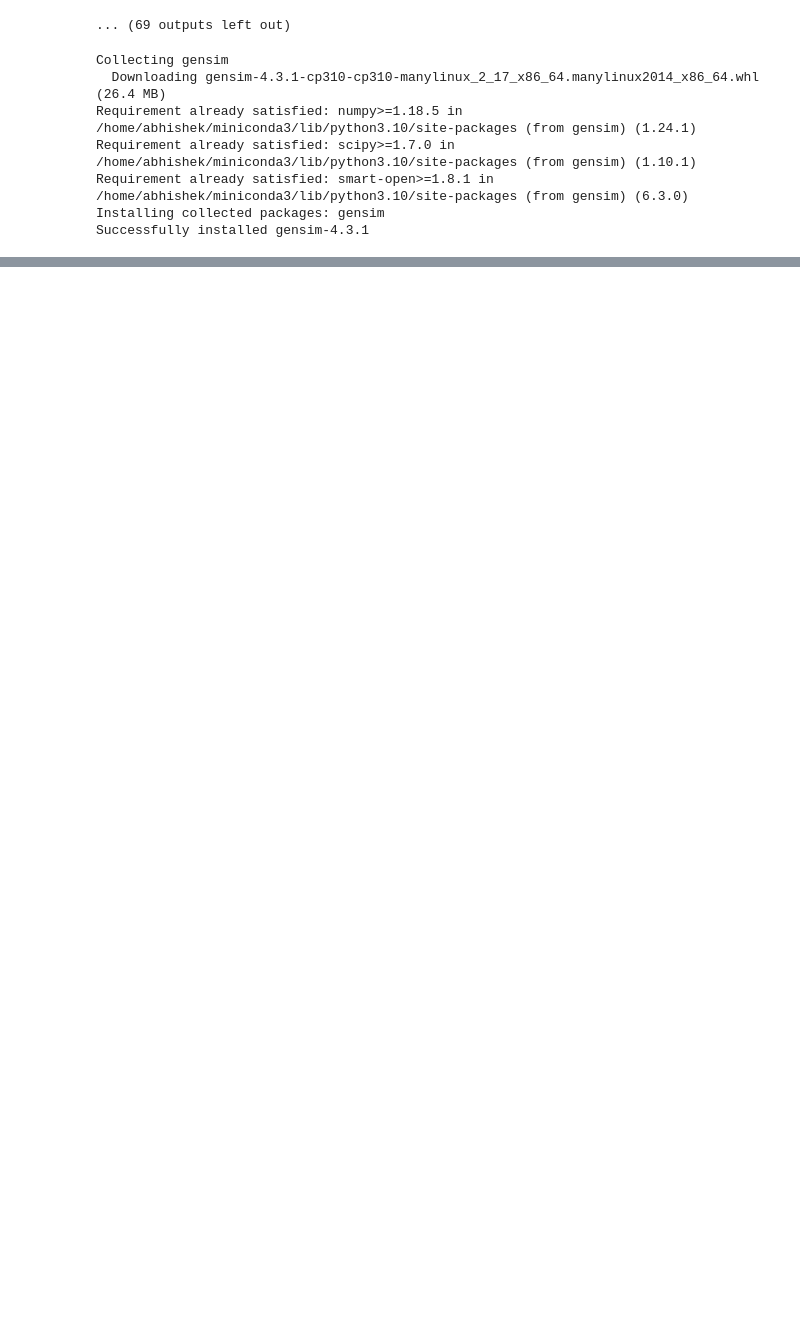
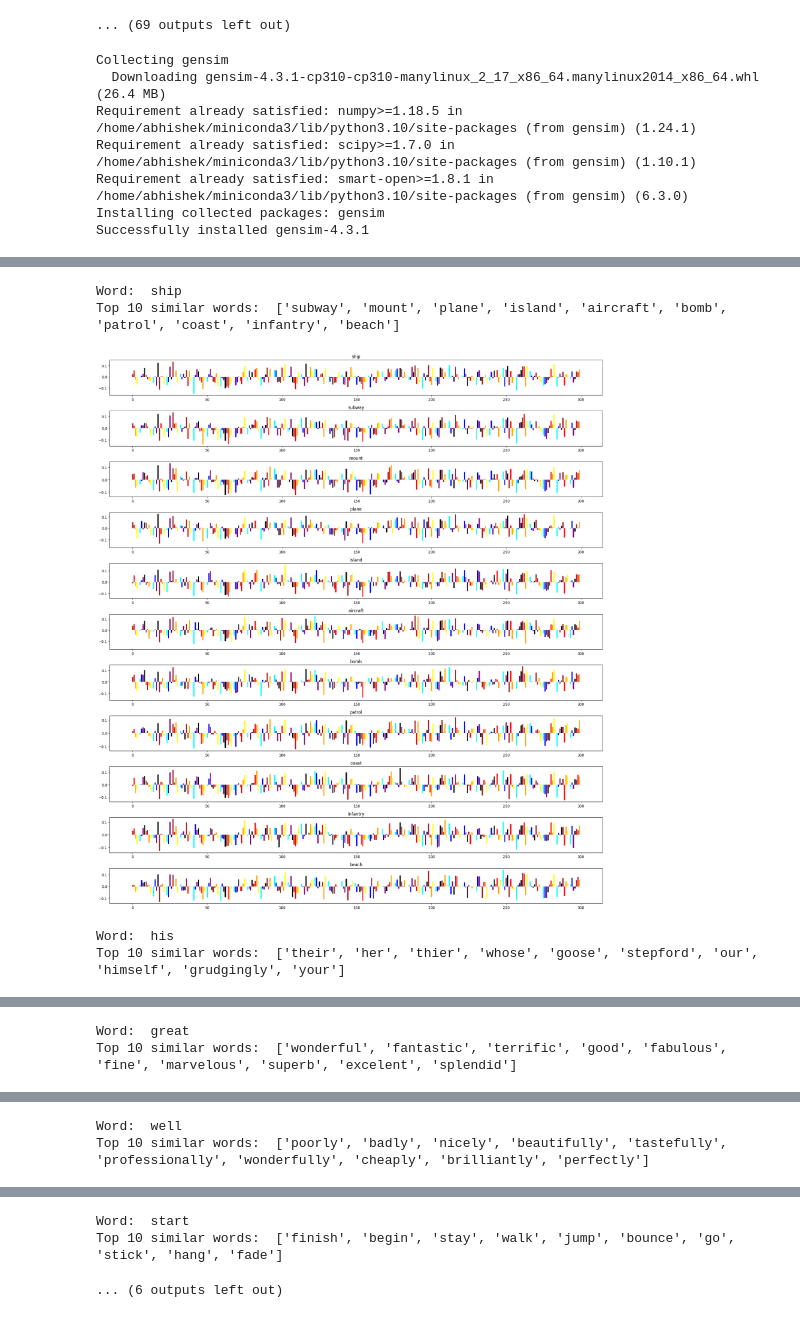
Before and after one commit to Abhi7410/NLP-Spring23, a Jupyter notebook: Assignment3/codes/CBOW/code.ipynb, the cells around one changed output, grey strips where cells are left out. Cells and saved outputs as stored; diff of their text form; code cells hidden in the pictures; blank space fills up the shorter version.

```diff
--- a/Assignment3/codes/CBOW/code.ipynb
+++ b/Assignment3/codes/CBOW/code.ipynb
@@ -388,0 +396,10 @@ Top 10 similar words:  ['respond', 'react', 'apply', 'distinguish', 'utilize', '
+# %%
+words = ['ship', 'his', 'great', 'well', 'start', 'titanic']
+for word in words:
+    plot_top10_words(word, cbow_own)
+# %% [output]
+Word:  ship
+Top 10 similar words:  ['subway', 'mount', 'plane', 'island', 'aircraft', 'bomb', 'patrol', 'coast', 'infantry', 'beach']
+[figure, added]
+Word:  his
+Top 10 similar words:  ['their', 'her', 'thier', 'whose', 'goose', 'stepford', 'our', 'himself', 'grudgingly', 'your']
@@ -388,0 +408,2 @@ Top 10 similar words:  ['respond', 'react', 'apply', 'distinguish', 'utilize', '
+Word:  great
+Top 10 similar words:  ['wonderful', 'fantastic', 'terrific', 'good', 'fabulous', 'fine', 'marvelous', 'superb', 'excelent', 'splendid']
@@ -388,0 +412,2 @@ Top 10 similar words:  ['respond', 'react', 'apply', 'distinguish', 'utilize', '
+Word:  well
+Top 10 similar words:  ['poorly', 'badly', 'nicely', 'beautifully', 'tastefully', 'professionally', 'wonderfully', 'cheaply', 'brilliantly', 'perfectly']
@@ -388,0 +416,3 @@ Top 10 similar words:  ['respond', 'react', 'apply', 'distinguish', 'utilize', '
+Word:  start
+Top 10 similar words:  ['finish', 'begin', 'stay', 'walk', 'jump', 'bounce', 'go', 'stick', 'hang', 'fade']
+... (6 outputs left out)
```
Also changed, not shown: parts of 11 cells of this notebook, 45 other files.
